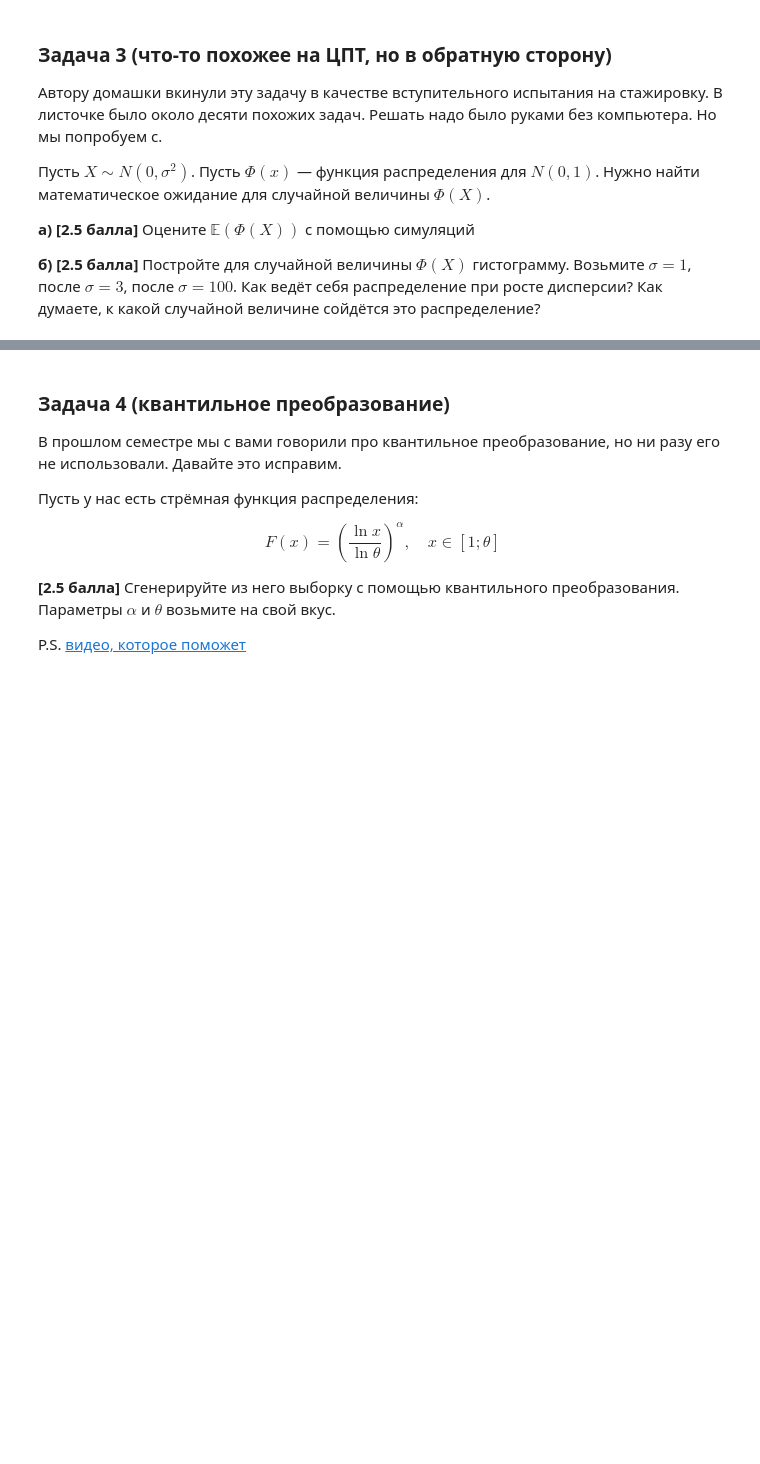
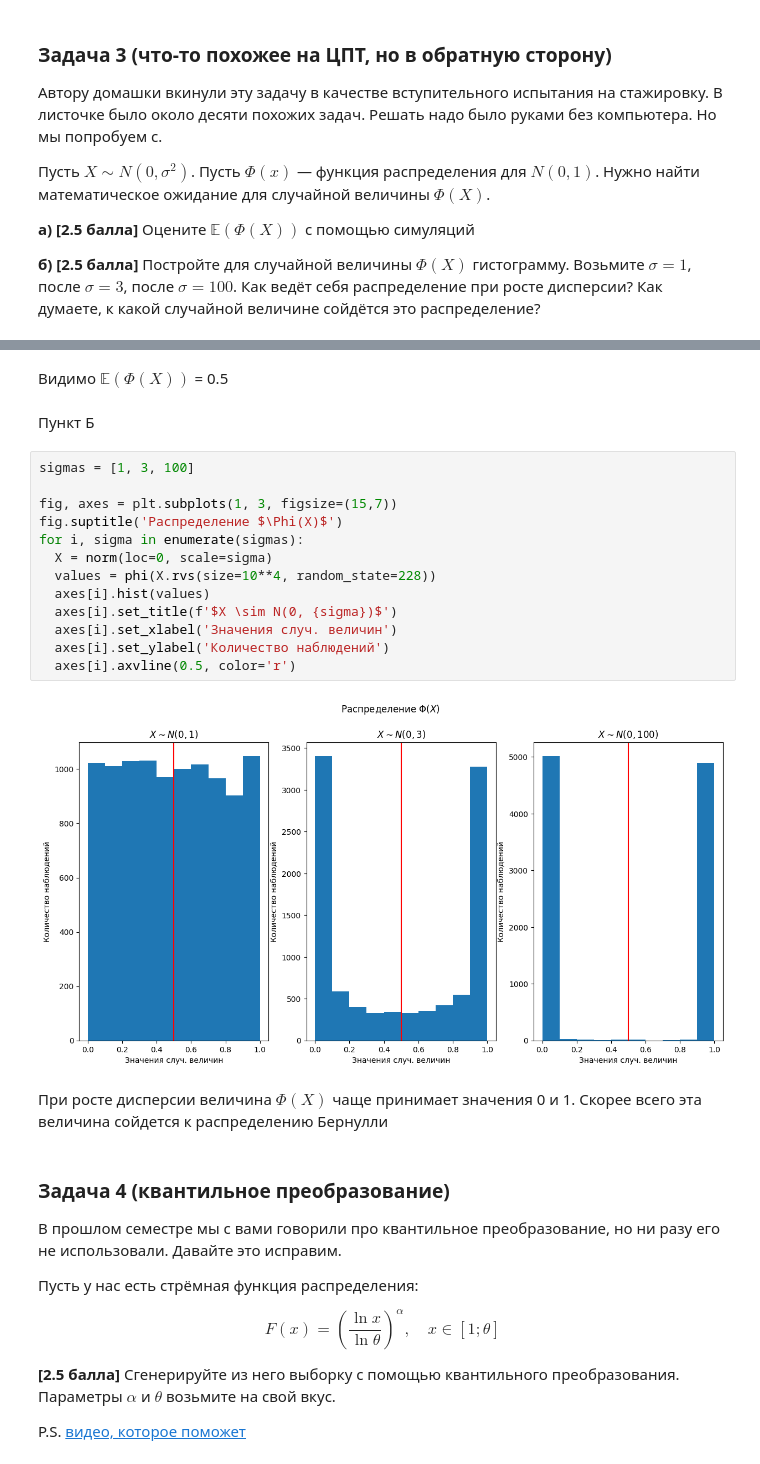
Before and after one commit to Kulikov17/MLDS_math_2022, a Jupyter notebook: hw_matstat/hw-01-kulikov-dmitry.ipynb, the cells around one changed output, grey strips where cells are left out. Drawn from its saved outputs; the diff is of its cells as text; blank space fills up the shorter version.

```diff
--- a/hw_matstat/hw-01-kulikov-dmitry.ipynb
+++ b/hw_matstat/hw-01-kulikov-dmitry.ipynb
@@ -380,3 +367,24 @@ Text(0, 0.5, '$F(x)$')
+# %% [markdown]
+Видимо $\mathbb{E}(\Phi(X))$ = 0.5
+# %% [markdown]
+Пункт Б
+# %%
+sigmas = [1, 3, 100]
+
+fig, axes = plt.subplots(1, 3, figsize=(15,7))
+fig.suptitle('Распределение $\Phi(X)$')
+for i, sigma in enumerate(sigmas):
+  X = norm(loc=0, scale=sigma)
+  values = phi(X.rvs(size=10**4, random_state=228))
+  axes[i].hist(values)
+  axes[i].set_title(f'$X \sim N(0, {sigma})$')
+  axes[i].set_xlabel('Значения случ. величин')
+  axes[i].set_ylabel('Количество наблюдений')
+  axes[i].axvline(0.5, color='r')
+# %% [output]
+[figure, added]
+# %% [markdown]
+При росте дисперсии величина $\Phi(X)$ чаще принимает значения 0 и 1. Скорее всего эта величина сойдется к распределению Бернулли
 # %% [markdown]
 ### Задача 4 (квантильное преобразование)
 
```
Also changed, not shown: parts of 26 cells of this notebook.
